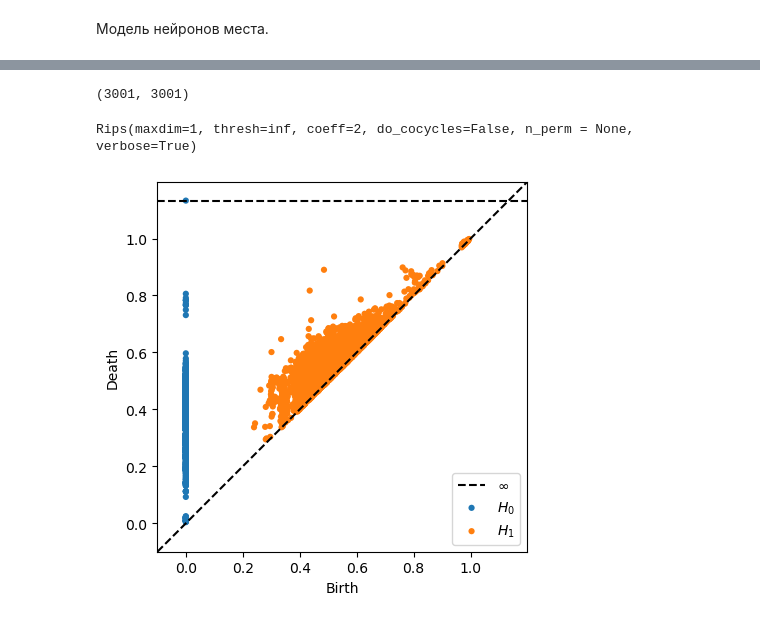
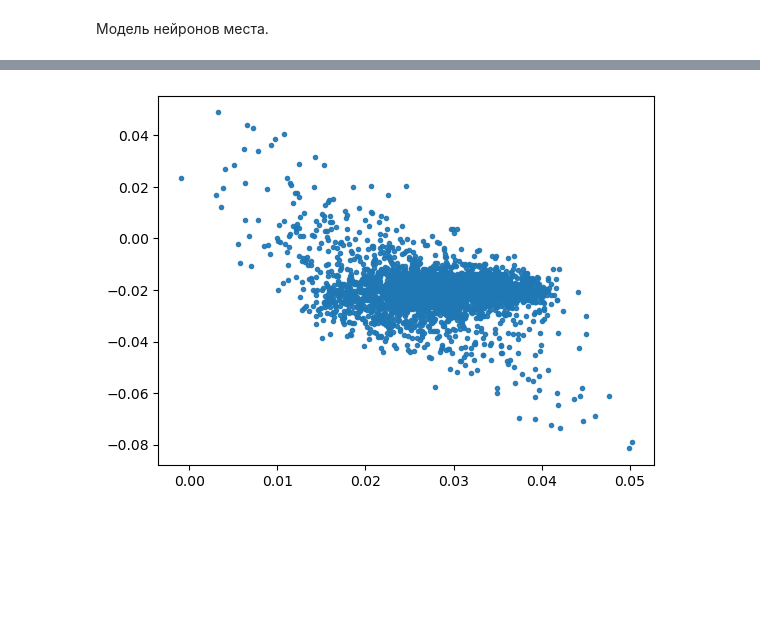
Before and after one commit to bekemax/cognitive-maps, a Jupyter notebook: example.ipynb, the cells around one changed output, grey strips where cells are left out. Cells and saved outputs as stored; diff of their text form; code cells hidden in the pictures; blank space fills up the shorter version.

```diff
--- a/example.ipynb
+++ b/example.ipynb
@@ -115,16 +66,2 @@ plt.colorbar()
-# %%
-d.shape
-# %% [output]
-(3001, 3001)
-# %%
-rips = Rips()
-
-#diagrams = rips.fit_transform(s)
-
-diagrams = rips.fit_transform(d, distance_matrix=True)
-# %% [output]
-Rips(maxdim=1, thresh=inf, coeff=2, do_cocycles=False, n_perm = None, verbose=True)
-# %%
-rips.plot(diagrams)
-# %% [output]
-[figure, removed]
+# %%
+s = s/np.linalg.norm(s,axis=1)[:,np.newaxis]
@@ -130,0 +210,19 @@ rips.plot(diagrams)
+# %%
+test_loader = DataLoader(
+            data_set,
+            shuffle=False,
+            batch_size=len(data_set)
+    )
+
+X = next(iter(test_loader))
+Z = topo_model.model.encode(X).detach().numpy()
+
+plt.scatter(
+    Z[:, 0], Z[:, 1],
+    cmap='Set1',
+    marker='.',
+    alpha=0.9,
+)
+plt.show()
+# %% [output]
+[figure, added]
```
Also changed, not shown: parts of 8 cells of this notebook.
